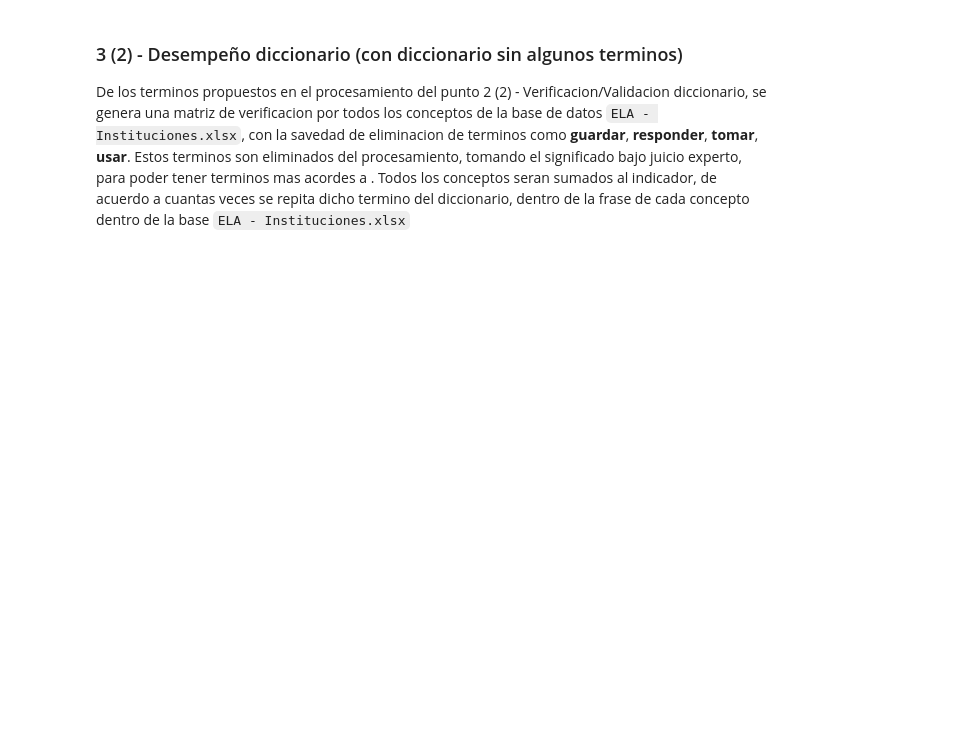
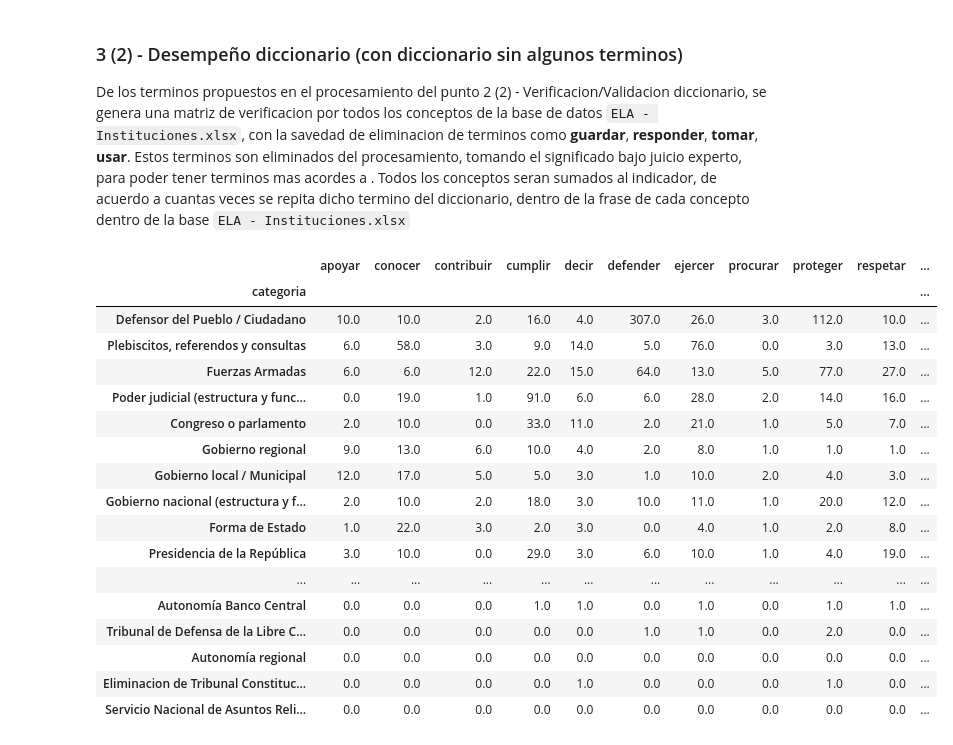
Before and after one commit to napb/PLN_Final, a Jupyter notebook: Tarea3.ipynb, the cells around one changed output. Cells and saved outputs as stored; diff of their text form; code cells hidden in the pictures; blank space fills up the shorter version.

```diff
--- a/Tarea3.ipynb
+++ b/Tarea3.ipynb
@@ -191,9 +206,10 @@ Luego del proceso del punto 3, se sacan los terminos:
 - tomar
 - usar
 # %%
-df_concept_ffaa_ = df_concept_ffaa.drop(df_concept_ffaa[df_concept_ffaa["termino"] == "vivir"].index)
-df_concept_ffaa_ = df_concept_ffaa.drop(df_concept_ffaa[df_concept_ffaa["termino"] == "educar"].index)
-df_concept_ffaa_ = df_concept_ffaa.drop(df_concept_ffaa[df_concept_ffaa["termino"] == "guardar"].index)
-df_concept_ffaa_ = df_concept_ffaa.drop(df_concept_ffaa[df_concept_ffaa["termino"] == "conservar"].index)
+df_concept_ffaa_ = df_concept_ffaa
+df_concept_ffaa_ = df_concept_ffaa_.drop(df_concept_ffaa_[df_concept_ffaa_["termino"] == "vivir"].index)
+df_concept_ffaa_ = df_concept_ffaa_.drop(df_concept_ffaa_[df_concept_ffaa_["termino"] == "educar"].index)
+df_concept_ffaa_ = df_concept_ffaa_.drop(df_concept_ffaa_[df_concept_ffaa_["termino"] == "guardar"].index)
+df_concept_ffaa_ = df_concept_ffaa_.drop(df_concept_ffaa_[df_concept_ffaa_["termino"] == "conservar"].index)
 
 df_concept_ffaa_.sort_values(by = ["count"], ascending = False)
@@ -216,21 +249,40 @@ for index, row in institutions_all.iterrows():
   for i, v in df_dummy_categories_ffaa_.loc[row['categoria']].items():
     df_dummy_categories_ffaa_.loc[row['categoria']][i] = df_dummy_categories_ffaa_.loc[row['categoria']][i] + row['fundamento'].count(i)
 # %%
-df_dummy_categories_ffaa['suma'] = \
-  df_dummy_categories_ffaa['apoyar'] + \
-  df_dummy_categories_ffaa['conocer'] + \
-  df_dummy_categories_ffaa['contribuir'] + \
-  df_dummy_categories_ffaa['cumplir'] + \
-  df_dummy_categories_ffaa['decir'] + \
-  df_dummy_categories_ffaa['defender'] + \
-  df_dummy_categories_ffaa['ejercer'] + \
-  df_dummy_categories_ffaa['procurar'] + \
-  df_dummy_categories_ffaa['proteger'] + \
-  df_dummy_categories_ffaa['respetar'] + \
-  df_dummy_categories_ffaa['responder'] + \
-  df_dummy_categories_ffaa['servir'] + \
-  df_dummy_categories_ffaa['tomar'] + \
-  df_dummy_categories_ffaa['trabajar'] + \
-  df_dummy_categories_ffaa['usar']
+df_dummy_categories_ffaa_['suma'] = \
+  df_dummy_categories_ffaa_['apoyar'] + \
+  df_dummy_categories_ffaa_['conocer'] + \
+  df_dummy_categories_ffaa_['contribuir'] + \
+  df_dummy_categories_ffaa_['cumplir'] + \
+  df_dummy_categories_ffaa_['decir'] + \
+  df_dummy_categories_ffaa_['defender'] + \
+  df_dummy_categories_ffaa_['ejercer'] + \
+  df_dummy_categories_ffaa_['procurar'] + \
+  df_dummy_categories_ffaa_['proteger'] + \
+  df_dummy_categories_ffaa_['respetar'] + \
+  df_dummy_categories_ffaa_['responder'] + \
+  df_dummy_categories_ffaa_['servir'] + \
+  df_dummy_categories_ffaa_['tomar'] + \
+  df_dummy_categories_ffaa_['trabajar'] + \
+  df_dummy_categories_ffaa_['usar']
 
-df_dummy_categories_ffaa.sort_values(by = ['suma'], ascending = False)
+df_dummy_categories_ffaa_.sort_values(by = ['suma'], ascending = False)
+# %% [output]
+|  | apoyar | conocer | contribuir | cumplir | decir | defender | ejercer | procurar | proteger | respetar | ... |
+| categoria |  |  |  |  |  |  |  |  |  |  | ... |
+| Defensor del Pueblo / Ciudadano | 10.0 | 10.0 | 2.0 | 16.0 | 4.0 | 307.0 | 26.0 | 3.0 | 112.0 | 10.0 | ... |
+| Plebiscitos, referendos y consultas | 6.0 | 58.0 | 3.0 | 9.0 | 14.0 | 5.0 | 76.0 | 0.0 | 3.0 | 13.0 | ... |
+| Fuerzas Armadas | 6.0 | 6.0 | 12.0 | 22.0 | 15.0 | 64.0 | 13.0 | 5.0 | 77.0 | 27.0 | ... |
+| Poder judicial (estructura y func... | 0.0 | 19.0 | 1.0 | 91.0 | 6.0 | 6.0 | 28.0 | 2.0 | 14.0 | 16.0 | ... |
+| Congreso o parlamento | 2.0 | 10.0 | 0.0 | 33.0 | 11.0 | 2.0 | 21.0 | 1.0 | 5.0 | 7.0 | ... |
+| Gobierno regional | 9.0 | 13.0 | 6.0 | 10.0 | 4.0 | 2.0 | 8.0 | 1.0 | 1.0 | 1.0 | ... |
+| Gobierno local / Municipal | 12.0 | 17.0 | 5.0 | 5.0 | 3.0 | 1.0 | 10.0 | 2.0 | 4.0 | 3.0 | ... |
+| Gobierno nacional (estructura y f... | 2.0 | 10.0 | 2.0 | 18.0 | 3.0 | 10.0 | 11.0 | 1.0 | 20.0 | 12.0 | ... |
+| Forma de Estado | 1.0 | 22.0 | 3.0 | 2.0 | 3.0 | 0.0 | 4.0 | 1.0 | 2.0 | 8.0 | ... |
+| Presidencia de la República | 3.0 | 10.0 | 0.0 | 29.0 | 3.0 | 6.0 | 10.0 | 1.0 | 4.0 | 19.0 | ... |
+| ... | ... | ... | ... | ... | ... | ... | ... | ... | ... | ... | ... |
+| Autonomía Banco Central | 0.0 | 0.0 | 0.0 | 1.0 | 1.0 | 0.0 | 1.0 | 0.0 | 1.0 | 1.0 | ... |
+| Tribunal de Defensa de la Libre C... | 0.0 | 0.0 | 0.0 | 0.0 | 0.0 | 1.0 | 1.0 | 0.0 | 2.0 | 0.0 | ... |
+| Autonomía regional | 0.0 | 0.0 | 0.0 | 0.0 | 0.0 | 0.0 | 0.0 | 0.0 | 0.0 | 0.0 | ... |
+| Eliminacion de Tribunal Constituc... | 0.0 | 0.0 | 0.0 | 0.0 | 1.0 | 0.0 | 0.0 | 0.0 | 1.0 | 0.0 | ... |
+| Servicio Nacional de Asuntos Reli... | 0.0 | 0.0 | 0.0 | 0.0 | 0.0 | 0.0 | 0.0 | 0.0 | 0.0 | 0.0 | ... |
```
Also changed, not shown: parts of 5 cells of this notebook.
